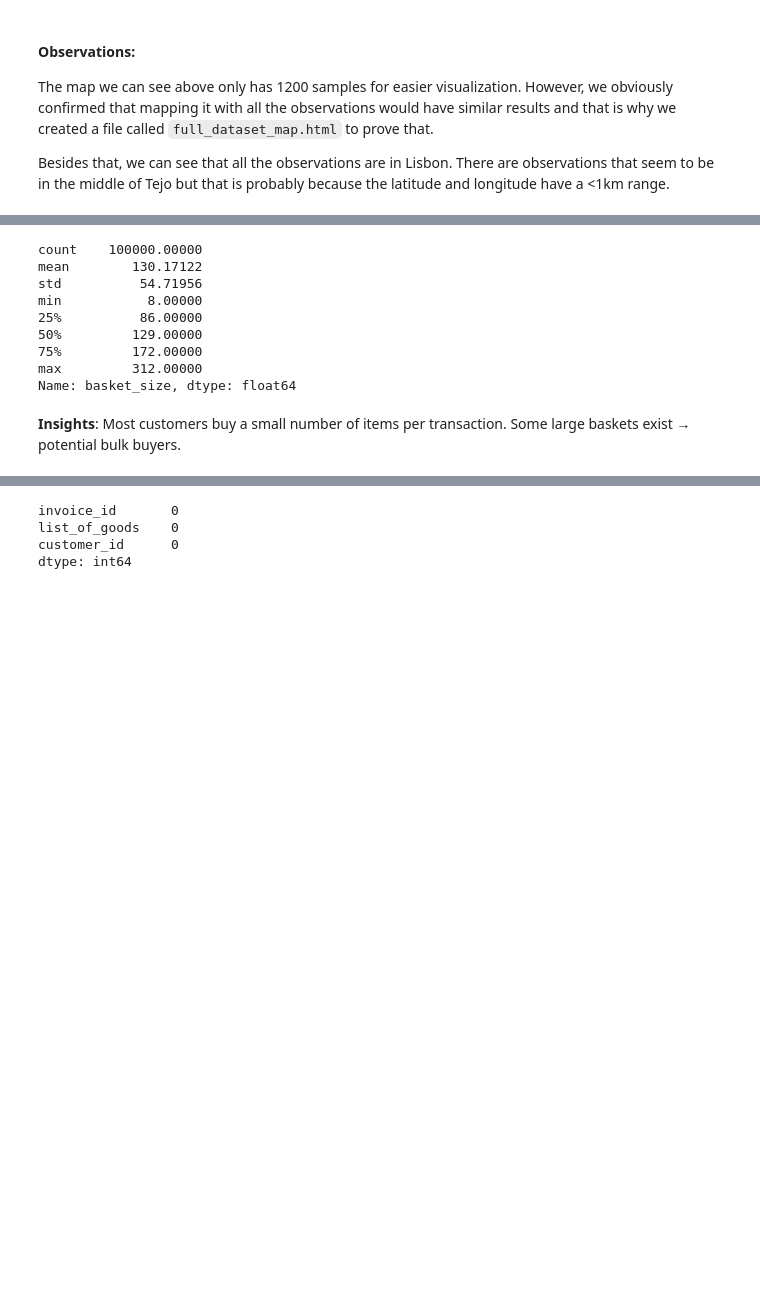
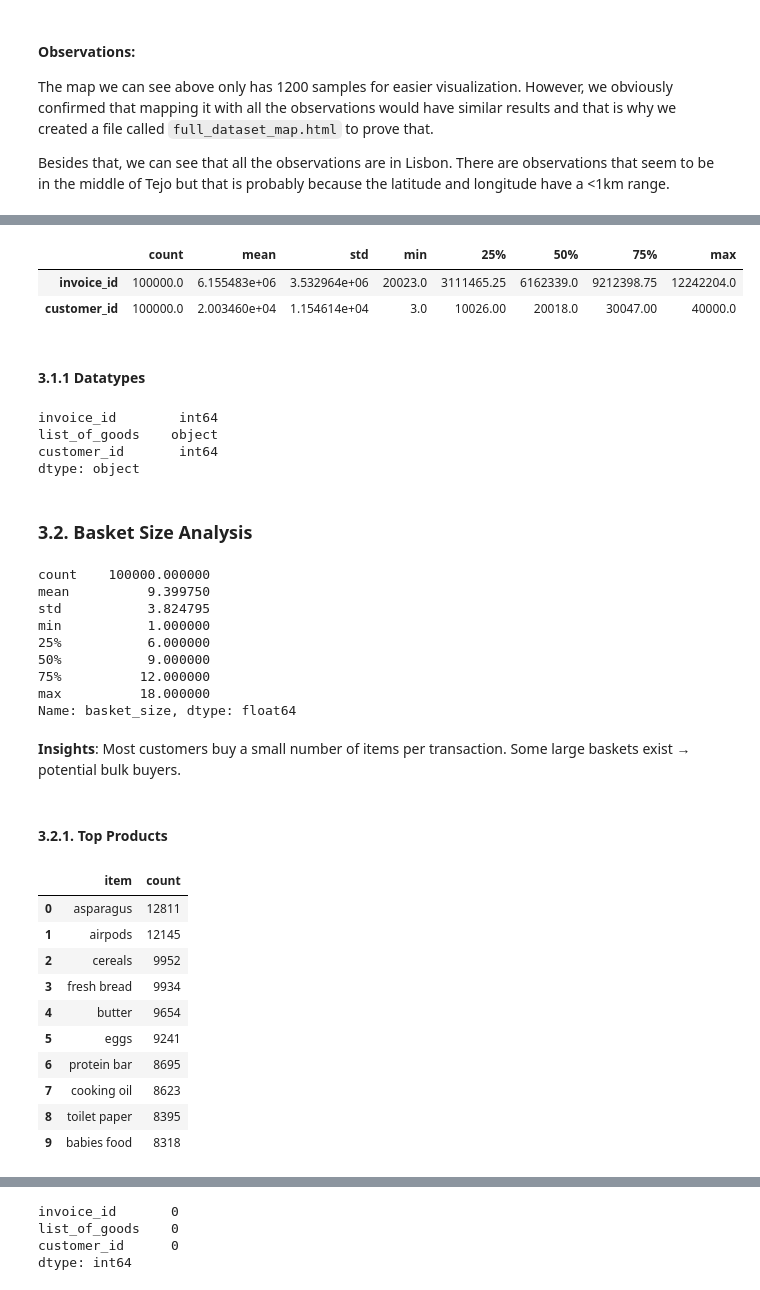
Before and after one commit to tiago2806/ml_project, a Jupyter notebook: notebooks/01_EDA.ipynb, the cells around one changed output, grey strips where cells are left out. Cells and saved outputs as stored; diff of their text form; code cells hidden in the pictures; blank space fills up the shorter version.

```diff
--- a/notebooks/01_EDA.ipynb
+++ b/notebooks/01_EDA.ipynb
@@ -291,25 +272,59 @@ Index(['invoice_id', 'list_of_goods', 'customer_id'], dtype='str')
+# %%
+raw_basket.describe().T
+# %% [output]
+|  | count | mean | std | min | 25% | 50% | 75% | max |
+| invoice_id | 100000.0 | 6.155483e+06 | 3.532964e+06 | 20023.0 | 3111465.25 | 6162339.0 | 9212398.75 | 12242204.0 |
+| customer_id | 100000.0 | 2.003460e+04 | 1.154614e+04 | 3.0 | 10026.00 | 20018.0 | 30047.00 | 40000.0 |
+# %% [markdown]
+#### **3.1.1 Datatypes**
+# %%
+raw_basket.dtypes
+# %% [output]
+invoice_id        int64
+list_of_goods    object
+customer_id       int64
+dtype: object
+# %% [markdown]
+
+### **3.2. Basket Size Analysis**
 # %%
-raw_basket["list_of_goods"] = raw_basket["list_of_goods"].apply(ast.literal_eval)
+basket_eda = raw_basket.copy()
+basket_eda["list_of_goods"] = basket_eda["list_of_goods"].apply(lambda x: ast.literal_eval(x) if isinstance(x, str) else x)
+basket_eda["basket_size"] = basket_eda["list_of_goods"].apply(len)
 # %%
-raw_basket["basket_size"] = raw_basket["list_of_goods"].apply(len)
-raw_basket["basket_size"].describe()
+basket_eda["basket_size"].describe()
 # %% [output]
-count    100000.00000
-mean        130.17122
-std          54.71956
-min           8.00000
-25%          86.00000
-50%         129.00000
-75%         172.00000
-max         312.00000
+count    100000.000000
+mean          9.399750
+std           3.824795
+min           1.000000
+25%           6.000000
+50%           9.000000
+75%          12.000000
+max          18.000000
 Name: basket_size, dtype: float64
 # %% [markdown]
 **Insights**:
 Most customers buy a small number of items per transaction.
 Some large baskets exist → potential bulk buyers.
+# %% [markdown]
+
+#### **3.2.1. Top Products**
 # %%
-all_items = raw_basket["list_of_goods"].sum()
+all_items = basket_eda["list_of_goods"].sum()
 item_counts = Counter(all_items)
 
 pd.DataFrame(item_counts.most_common(10), columns=["item", "count"])
+# %% [output]
+|  | item | count |
+| 0 | asparagus | 12811 |
+| 1 | airpods | 12145 |
+| 2 | cereals | 9952 |
+| 3 | fresh bread | 9934 |
+| 4 | butter | 9654 |
+| 5 | eggs | 9241 |
+| 6 | protein bar | 8695 |
+| 7 | cooking oil | 8623 |
+| 8 | toilet paper | 8395 |
+| 9 | babies food | 8318 |
 # %% [markdown]
```
Also changed, not shown: parts of 43 cells of this notebook.
